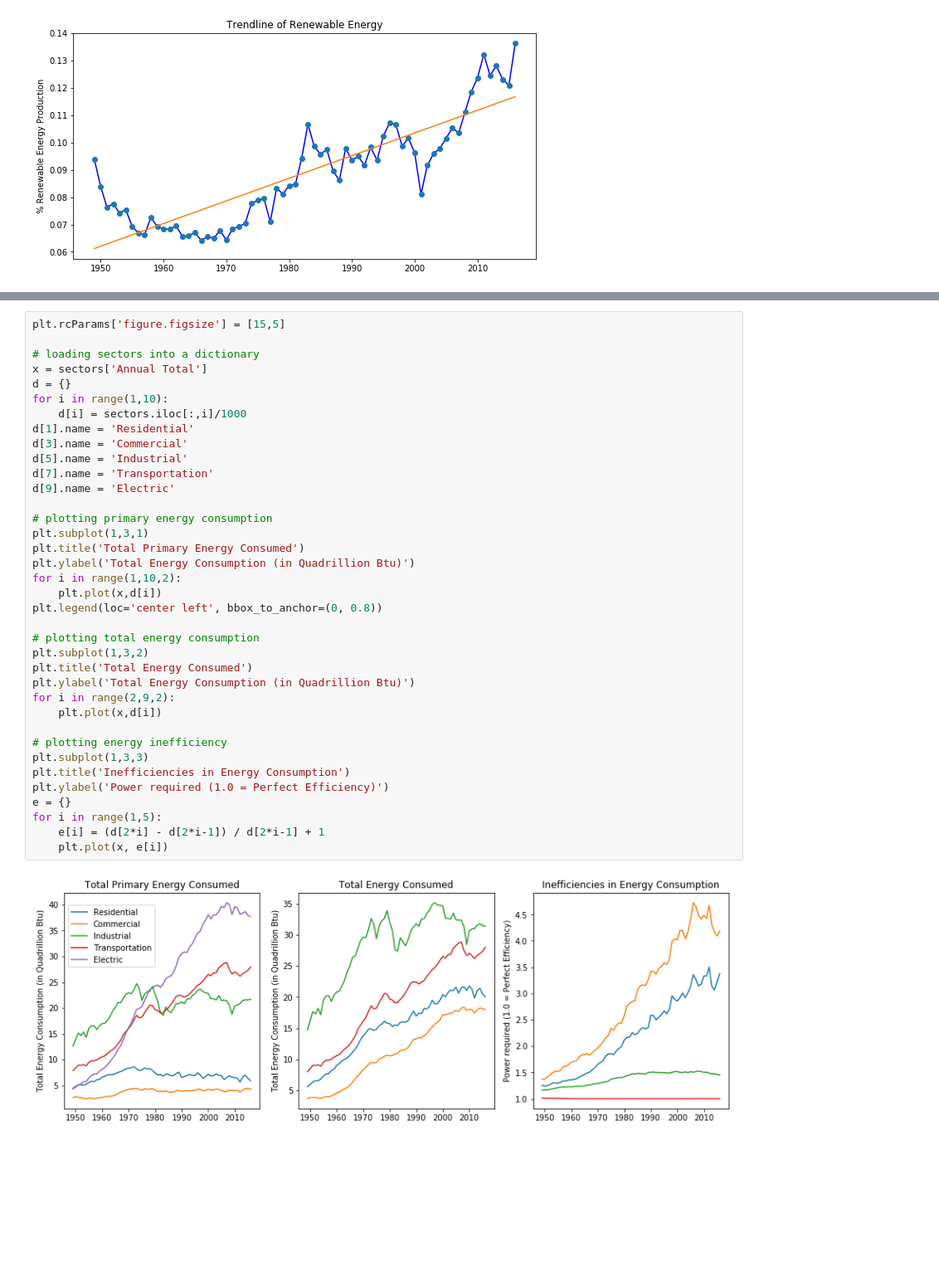
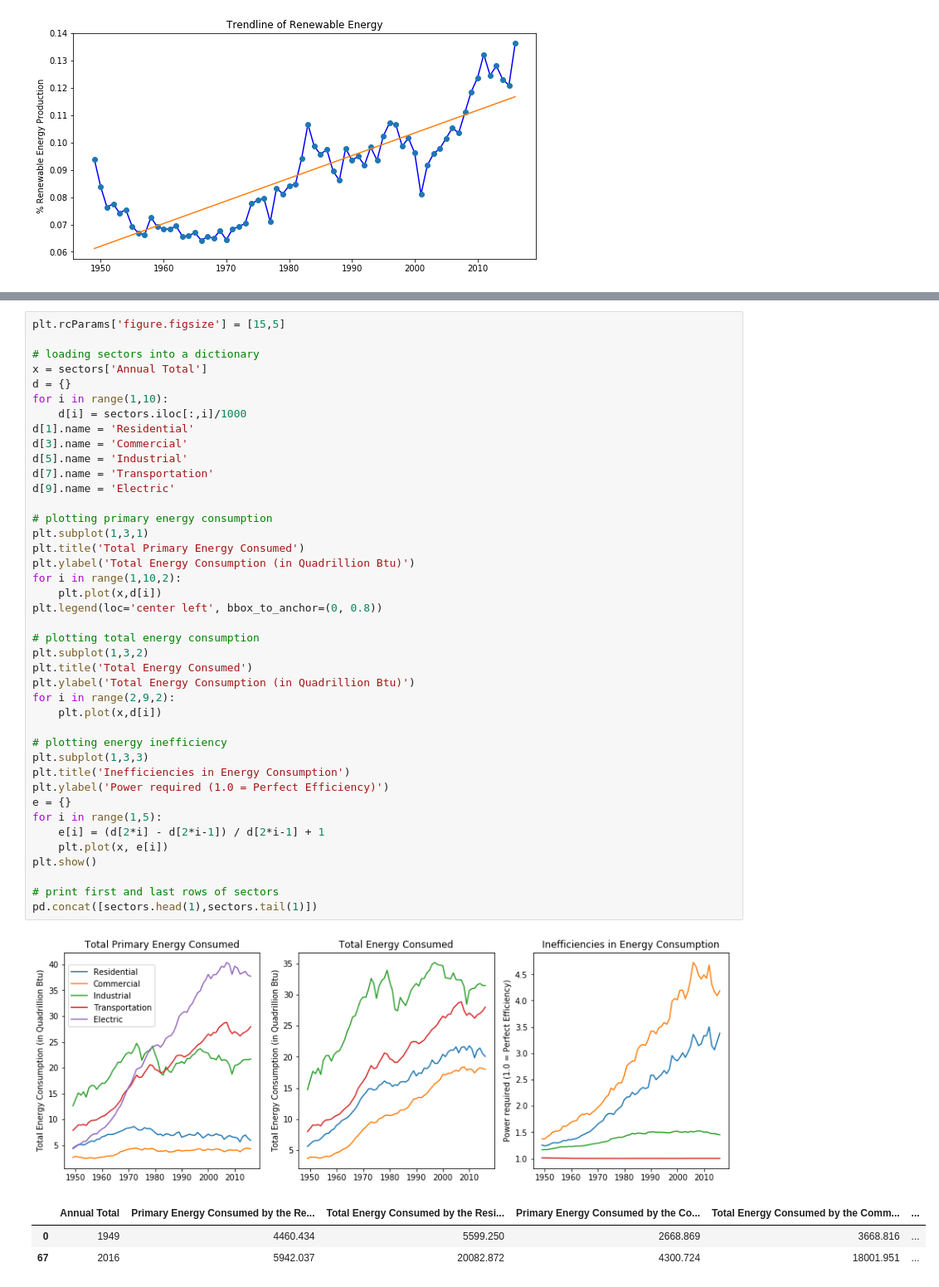
Before and after one commit to mhuh22/Thinkful, a Jupyter notebook: Prep Capstone/The State of Energy (in the United States).ipynb, the cells around one changed output, grey strips where cells are left out. Shown at 83% size. Saved outputs shown, nothing was run; the diff lists cells and outputs as text; blank space fills up the shorter version.

```diff
--- a/Prep Capstone/The State of Energy (in the United States).ipynb
+++ b/Prep Capstone/The State of Energy (in the United States).ipynb
@@ -224,31 +212,38 @@ d[1].name = 'Residential'
 d[3].name = 'Commercial'
 d[5].name = 'Industrial'
 d[7].name = 'Transportation'
 d[9].name = 'Electric'
 
 # plotting primary energy consumption
 plt.subplot(1,3,1)
 plt.title('Total Primary Energy Consumed')
 plt.ylabel('Total Energy Consumption (in Quadrillion Btu)')
 for i in range(1,10,2):
     plt.plot(x,d[i])
 plt.legend(loc='center left', bbox_to_anchor=(0, 0.8))
 
 # plotting total energy consumption
 plt.subplot(1,3,2)
 plt.title('Total Energy Consumed')
 plt.ylabel('Total Energy Consumption (in Quadrillion Btu)')
 for i in range(2,9,2):
     plt.plot(x,d[i])
 
 # plotting energy inefficiency
 plt.subplot(1,3,3)
 plt.title('Inefficiencies in Energy Consumption')
 plt.ylabel('Power required (1.0 = Perfect Efficiency)')
 e = {}
 for i in range(1,5):
     e[i] = (d[2*i] - d[2*i-1]) / d[2*i-1] + 1
     plt.plot(x, e[i])
+plt.show()
+
+# print first and last rows of sectors
+pd.concat([sectors.head(1),sectors.tail(1)])
 # %% [output]
 [figure]
+|  | Annual Total | Primary Energy Consumed by the Re... | Total Energy Consumed by the Resi... | Primary Energy Consumed by the Co... | Total Energy Consumed by the Comm... | ... |
+| 0 | 1949 | 4460.434 | 5599.250 | 2668.869 | 3668.816 | ... |
+| 67 | 2016 | 5942.037 | 20082.872 | 4300.724 | 18001.951 | ... |
 # %% [markdown]
```
Also changed, not shown: parts of 16 cells of this notebook.
